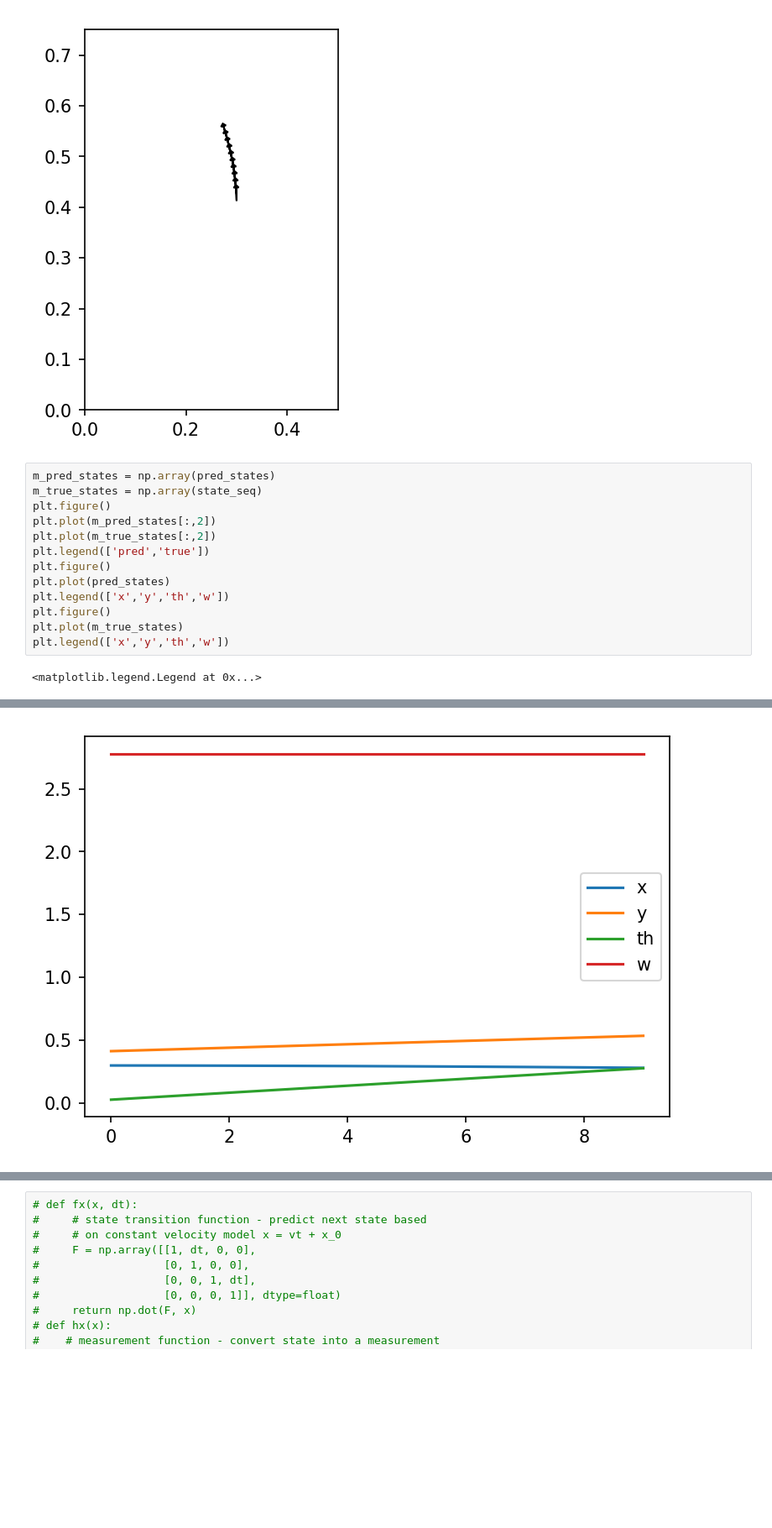
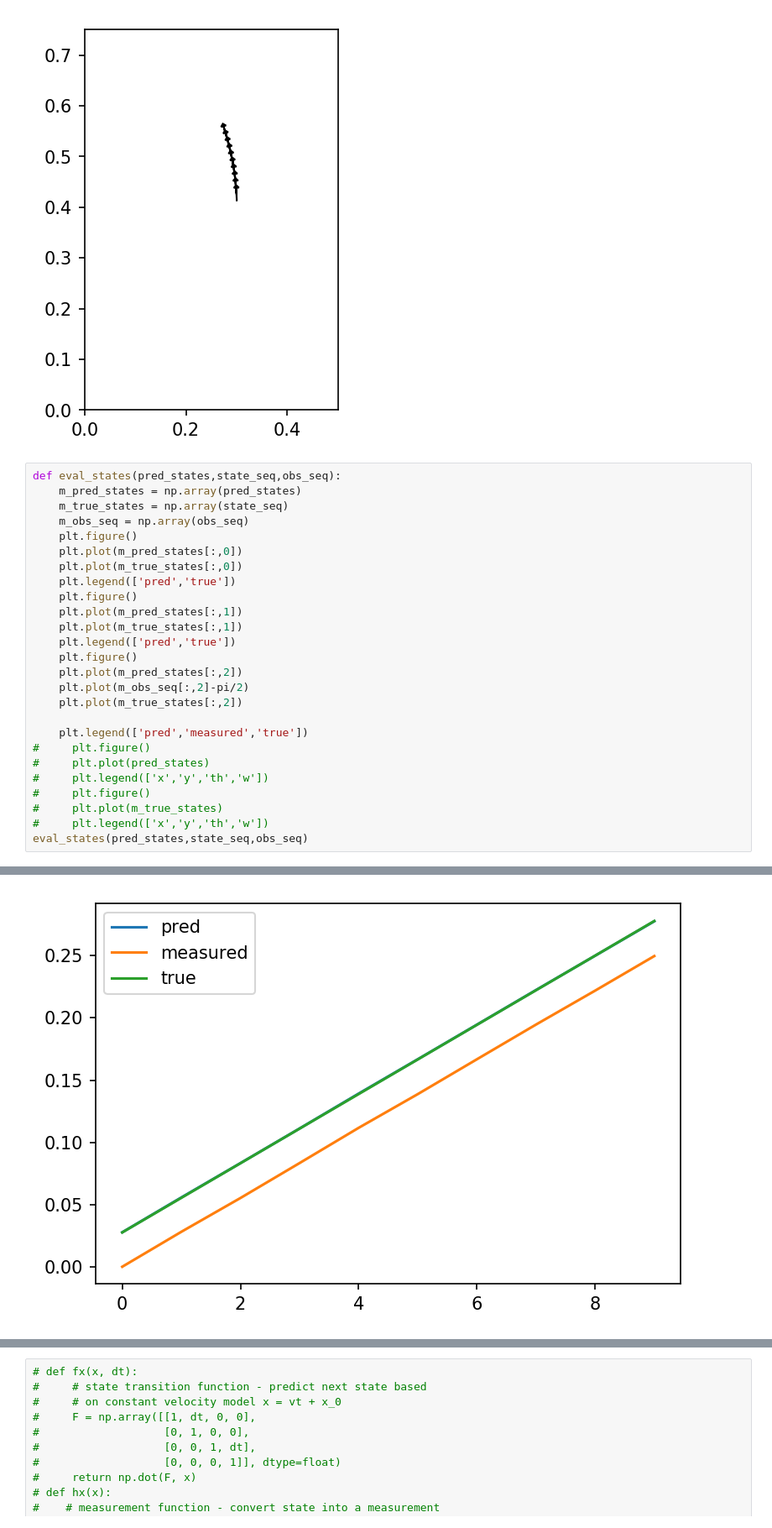
Before and after one commit to samer1248/ECE209AS-Lab3, a Jupyter notebook: project3.ipynb, the cells around one changed output, grey strips where cells are left out. Shown at 84% size. Cells and saved outputs as stored; diff of their text form; blank space fills up the shorter version.

```diff
--- a/project3.ipynb
+++ b/project3.ipynb
@@ -401,17 +380,29 @@ plot_state_seq(plt_states)
 # %% [output]
 [figure]
 # %%
-m_pred_states = np.array(pred_states)
-m_true_states = np.array(state_seq)
-plt.figure()
-plt.plot(m_pred_states[:,2])
-plt.plot(m_true_states[:,2])
-plt.legend(['pred','true'])
-plt.figure()
-plt.plot(pred_states)
-plt.legend(['x','y','th','w'])
-plt.figure()
-plt.plot(m_true_states)
-plt.legend(['x','y','th','w'])
+def eval_states(pred_states,state_seq,obs_seq):
+    m_pred_states = np.array(pred_states)
+    m_true_states = np.array(state_seq)
+    m_obs_seq = np.array(obs_seq)
+    plt.figure()
+    plt.plot(m_pred_states[:,0])
+    plt.plot(m_true_states[:,0])
+    plt.legend(['pred','true'])
+    plt.figure()
+    plt.plot(m_pred_states[:,1])
+    plt.plot(m_true_states[:,1])
+    plt.legend(['pred','true'])
+    plt.figure()
+    plt.plot(m_pred_states[:,2])
+    plt.plot(m_obs_seq[:,2]-pi/2)
+    plt.plot(m_true_states[:,2])
+
+    plt.legend(['pred','measured','true'])
+#     plt.figure()
+#     plt.plot(pred_states)
+#     plt.legend(['x','y','th','w'])
+#     plt.figure()
+#     plt.plot(m_true_states)
+#     plt.legend(['x','y','th','w'])
+eval_states(pred_states,state_seq,obs_seq)
 # %% [output]
-<matplotlib.legend.Legend at 0x...>
@@ -420 +411 @@ plt.legend(['x','y','th','w'])
-[figure, old version]
+[figure, new version]
```
Also changed, not shown: parts of 12 cells of this notebook, 2 other files.
